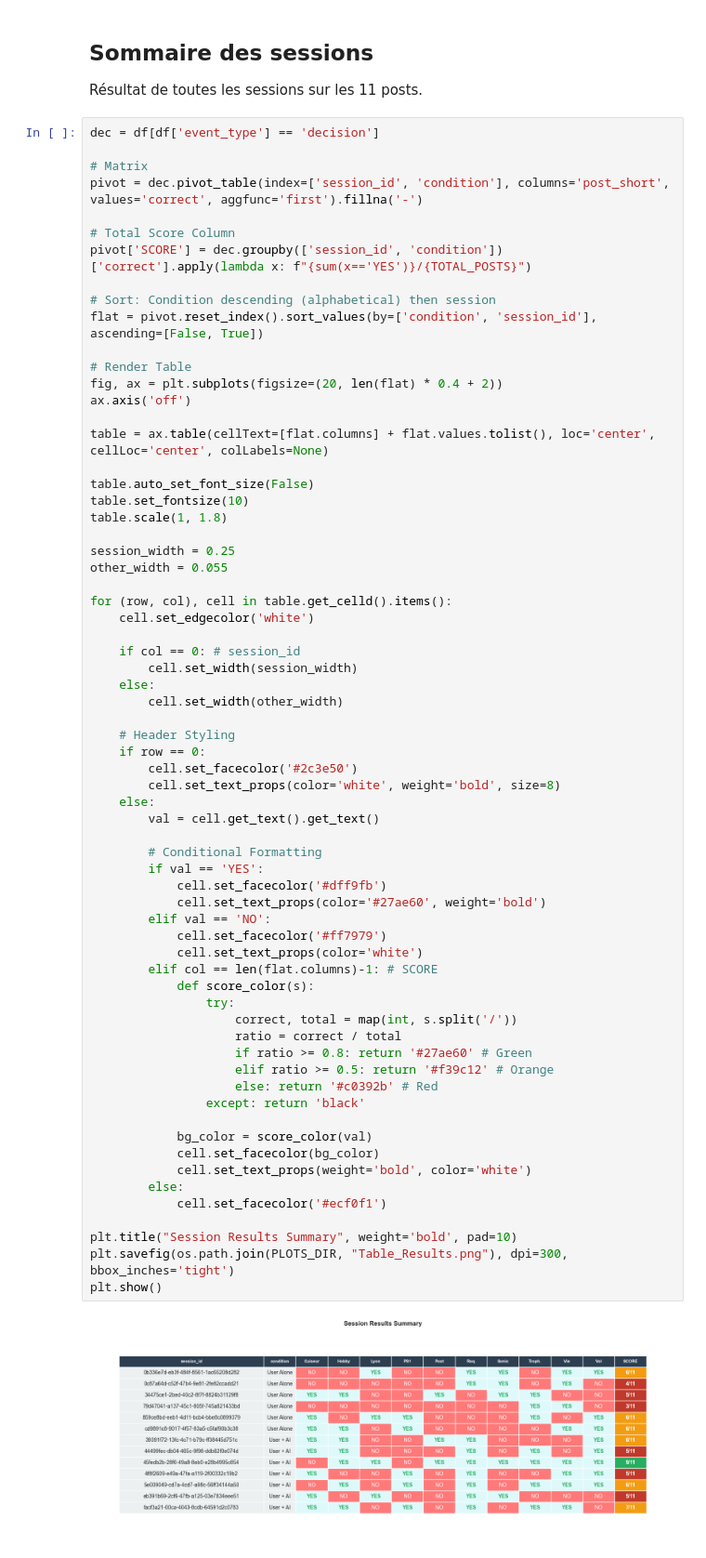
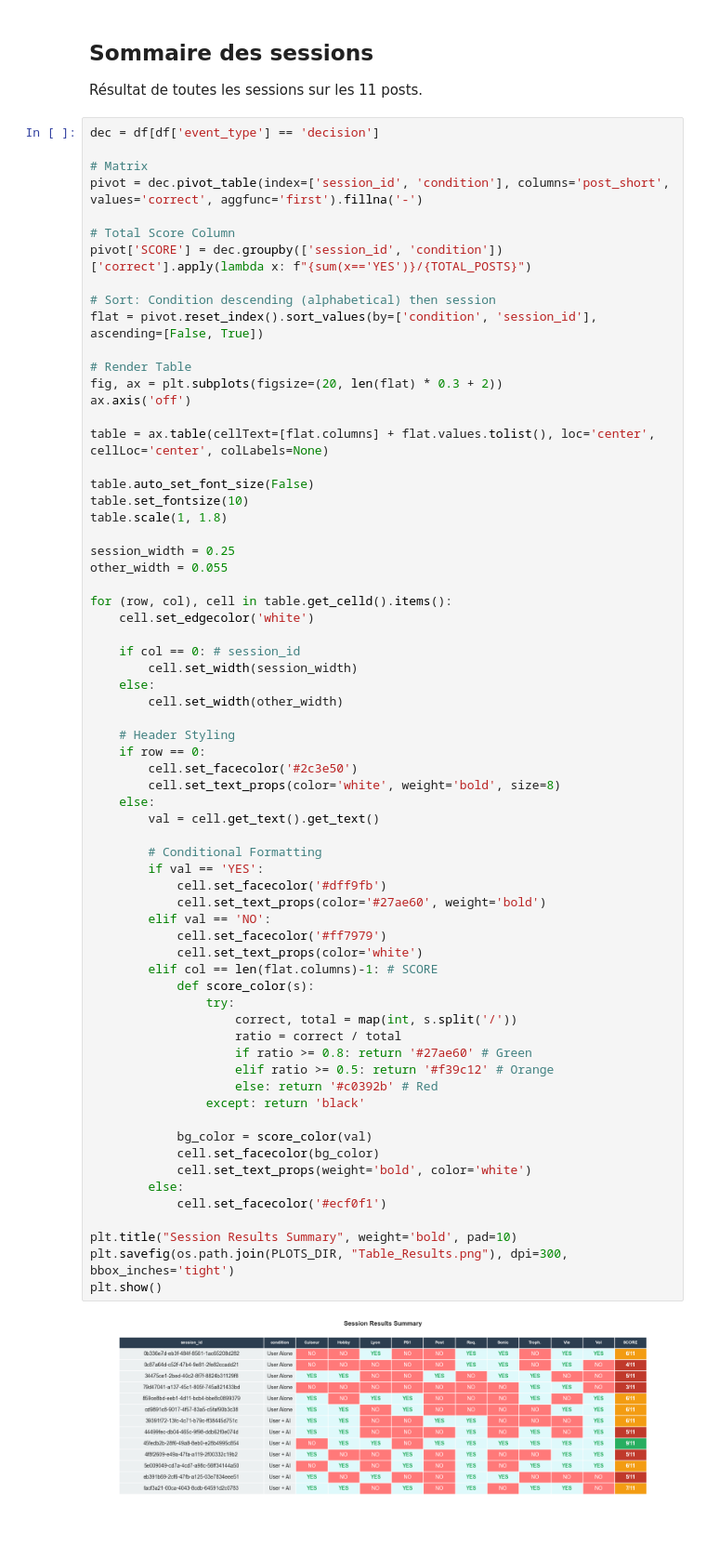
Before and after one commit to VictorFleiser/AI-Detection-Extension, a Jupyter notebook: main.ipynb, the cells around one changed output. Shown at 93% size. Saved outputs shown, nothing was run; the diff lists cells and outputs as text; blank space fills up the shorter version.

```diff
--- a/main.ipynb
+++ b/main.ipynb
@@ -309,7 +313,7 @@ pivot['SCORE'] = dec.groupby(['session_id', 'condition'])['correct'].apply(lambd
 flat = pivot.reset_index().sort_values(by=['condition', 'session_id'], ascending=[False, True])
 
 # Render Table
-fig, ax = plt.subplots(figsize=(20, len(flat) * 0.4 + 2))
+fig, ax = plt.subplots(figsize=(20, len(flat) * 0.3 + 2))
 ax.axis('off')
 
 table = ax.table(cellText=[flat.columns] + flat.values.tolist(), loc='center', cellLoc='center', colLabels=None)
@@ -336,31 +340,31 @@ for (row, col), cell in table.get_celld().items():
     else:
         val = cell.get_text().get_text()
 
         # Conditional Formatting
         if val == 'YES':
             cell.set_facecolor('#dff9fb')
             cell.set_text_props(color='#27ae60', weight='bold')
         elif val == 'NO':
             cell.set_facecolor('#ff7979')
             cell.set_text_props(color='white')
         elif col == len(flat.columns)-1: # SCORE
             def score_color(s):
                 try:
                     correct, total = map(int, s.split('/'))
                     ratio = correct / total
                     if ratio >= 0.8: return '#27ae60' # Green
                     elif ratio >= 0.5: return '#f39c12' # Orange
                     else: return '#c0392b' # Red
                 except: return 'black'
 
             bg_color = score_color(val)
             cell.set_facecolor(bg_color)
             cell.set_text_props(weight='bold', color='white')
         else:
             cell.set_facecolor('#ecf0f1')
 
 plt.title("Session Results Summary", weight='bold', pad=10)
 plt.savefig(os.path.join(PLOTS_DIR, "Table_Results.png"), dpi=300, bbox_inches='tight')
 plt.show()
 # %% [output]
-[figure, old version]
+[figure, new version]
```
Also changed, not shown: parts of 3 cells of this notebook.
